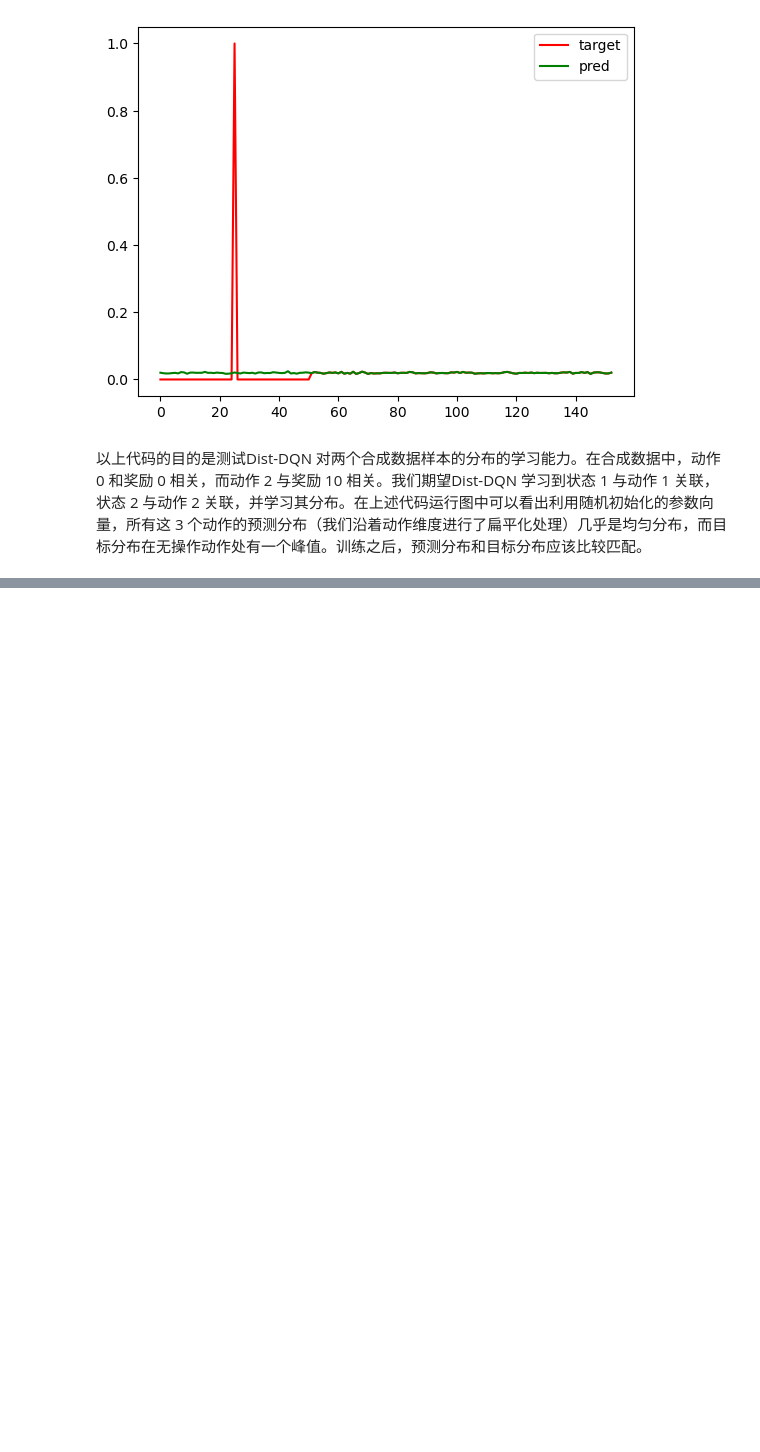
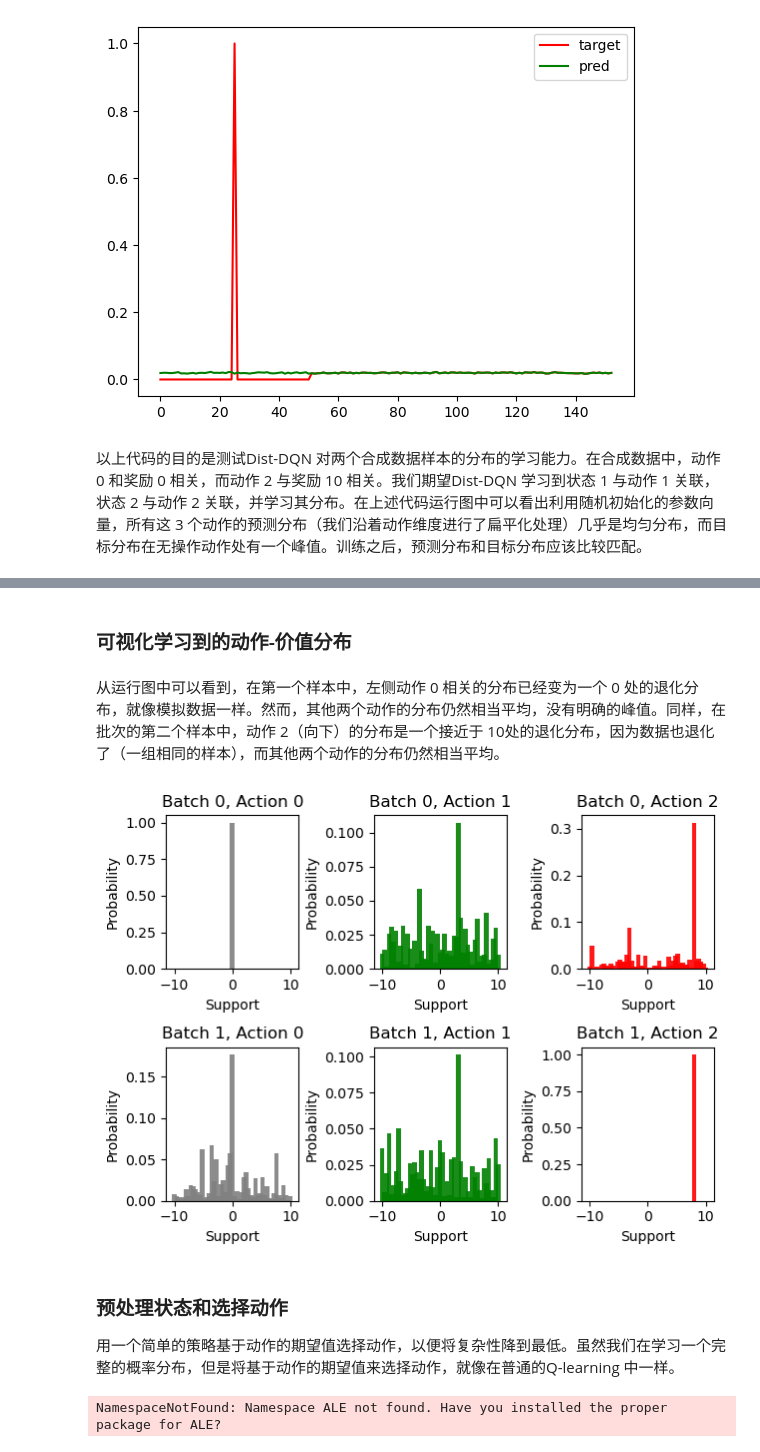
Before and after one commit to qqinrao/deepRLaction, a Jupyter notebook: dist_DQN.ipynb, the cells around one changed output, grey strips where cells are left out. Drawn from its saved outputs; the diff is of its cells as text; code cells hidden in the pictures; blank space fills up the shorter version.

```diff
--- a/dist_DQN.ipynb
+++ b/dist_DQN.ipynb
@@ -304,0 +345,28 @@ plt.legend()
+# %% [markdown]
+### 可视化学习到的动作-价值分布
+# %% [markdown]
+从运行图中可以看到，在第一个样本中，左侧动作 0 相关的分布已经变为一个 0 处的退化分布，就像模拟数据一样。然而，其他两个动作的分布仍然相当平均，没有明确的峰值。同样，在批次的第二个样本中，动作 2（向下）的分布是一个接近于 10处的退化分布，因为数据也退化了（一组相同的样本），而其他两个动作的分布仍然相当平均。
+# %%
+tpred = pred_batch #获取预测分布
+cs = ['gray','green','red'] #为三个动作设置不同的颜色
+num_batch = 2
+labels = ['Action {}'.format(i,) for i in range(aspace)]
+fig,ax = plt.subplots(nrows=num_batch,ncols=aspace)
+
+for j in range(num_batch): #遍历批次中的经验
+    for i in range(tpred.shape[1]): #遍历每个动作
+        #bar()：绘制条形图，横轴为支持点，纵轴为预测分布值
+        ax[j,i].bar(support.data.numpy(),tpred[j,i,:].data.numpy(),\
+                label='Action {}'.format(i),alpha=0.9,color=cs[i])
+        ax[j, i].set_title(f"Batch {j}, Action {i}")
+        ax[j, i].set_xlabel("Support")
+        ax[j, i].set_ylabel("Probability")
+
+plt.tight_layout()
+plt.show()
+# %% [output]
+[figure, added]
+# %% [markdown]
+### 预处理状态和选择动作
+
+用一个简单的策略基于动作的期望值选择动作，以便将复杂性降到最低。虽然我们在学习一个完整的概率分布，但是将基于动作的期望值来选择动作，就像在普通的Q-learning 中一样。
@@ -304,0 +391,35 @@ plt.legend()
+# %%
+import gymnasium as gym
+from collections import deque
+env = gym.make('ALE/Freeway-ram-v5')
+aspace = 3
+env.env.get_action_meanings()
+
+vmin,vmax = -10,10
+replay_size = 200
+batch_size = 50
+nsup = 51
+dz = (vmax - vmin) / (nsup-1)
+support = torch.linspace(vmin,vmax,nsup)
+
+replay = deque(maxlen=replay_size) #A
+lr = 0.0001 #B
+gamma = 0.1 #C
+epochs = 1300
+eps = 0.20 #D starting epsilon for epsilon-greedy policy
+eps_min = 0.05 #E ending epsilon
+priority_level = 5 #F
+update_freq = 25 #G
+
+#Initialize DQN parameter vector
+tot_params = 128*100 + 25*100 + aspace*25*51  #H
+theta = torch.randn(tot_params)/10. #I
+theta.requires_grad=True
+theta_2 = theta.detach().clone() #J
+
+losses = []
+cum_rewards = [] #K
+renders = []
+state = preproc_state(env.reset()[0])
+# %% [output]
+NamespaceNotFound: Namespace ALE not found. Have you installed the proper package for ALE?
```
Also changed, not shown: parts of 11 cells of this notebook, 11 other files.
